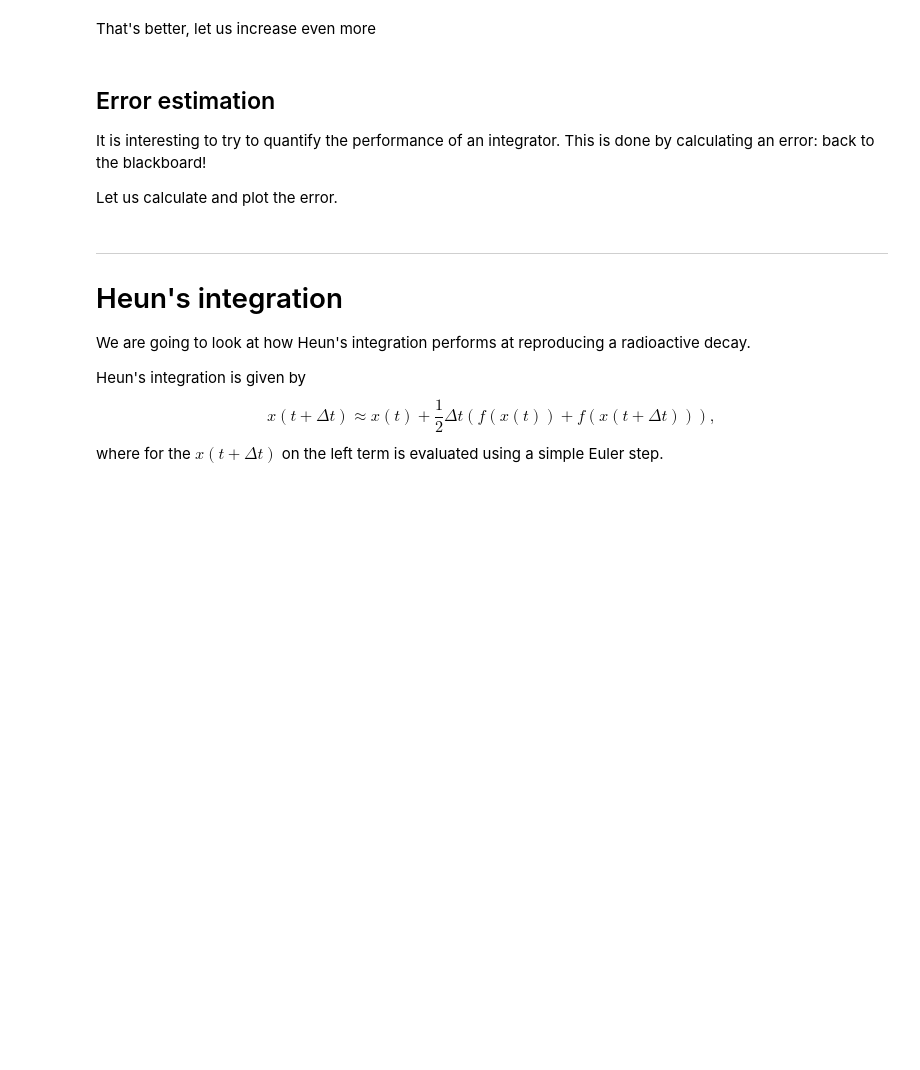
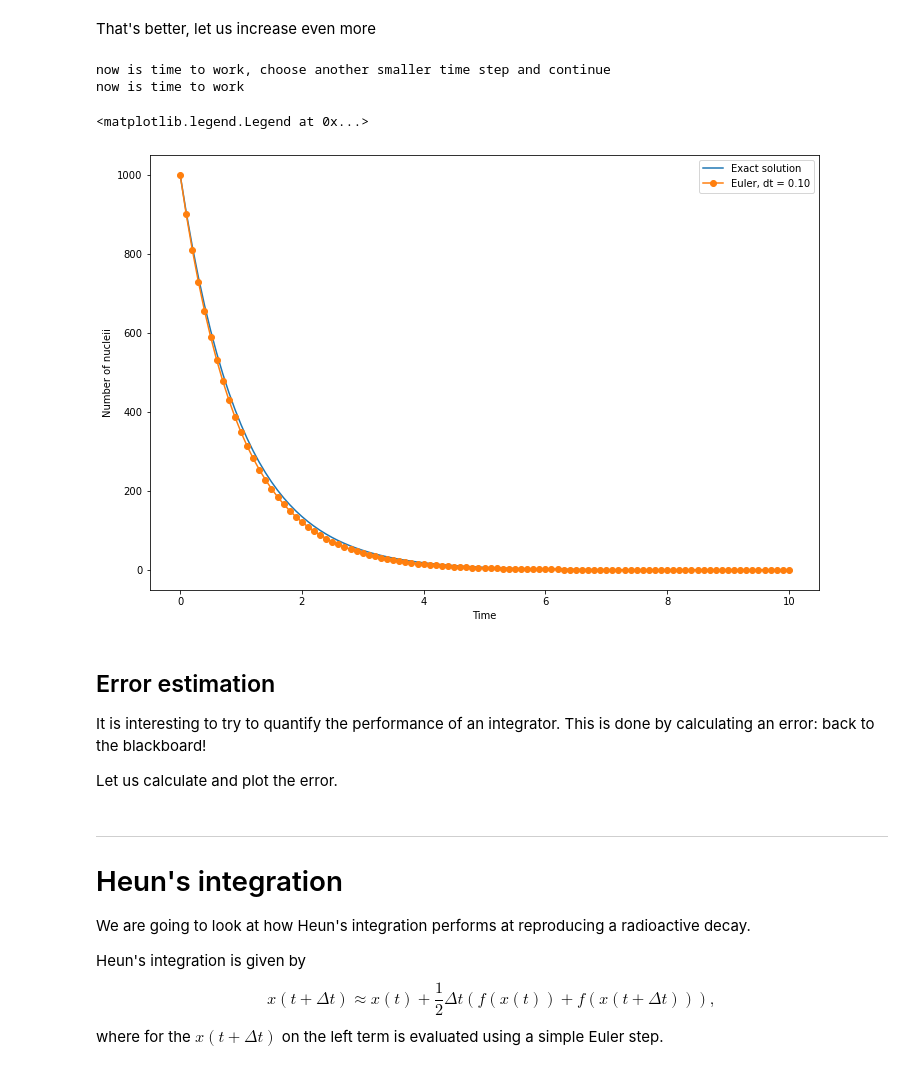
Before and after one commit to Jayshil/planetary-dynamics, a Jupyter notebook: 1st_ODE_integration_radio_decay.ipynb, the cells around one changed output. Saved outputs shown, nothing was run; the diff lists cells and outputs as text; code cells hidden in the pictures; blank space fills up the shorter version.

```diff
--- a/1st_ODE_integration_radio_decay.ipynb
+++ b/1st_ODE_integration_radio_decay.ipynb
@@ -105,21 +115,26 @@ ax.legend(loc=0, prop={'size':10})
 That's better, let us increase even more
 # %%
 print("now is time to work, choose another smaller time step and continue")
-dt = 0.0
+dt = 0.1
 
 N_steps = int(Time_max/float(dt))
 # Computation of the Euler's integration
 te, xe = evolve_Euler(x0, tau, dt, N_steps)
 
 fig = plt.figure(figsize=(12, 8))
 ax = fig.add_subplot(1,1,1)
 
 ax.plot(time, exact_solution, '-', label="Exact solution")
 ax.plot(te, xe, '-o', label="Euler, dt = %.2f" %dt)
 
 ax.set_ylabel("Number of nucleii")
 ax.set_xlabel("Time")
 ax.legend(loc=0, prop={'size':10})
+# %% [output]
+now is time to work, choose another smaller time step and continue
+now is time to work
+<matplotlib.legend.Legend at 0x...>
+[figure, added]
 # %% [markdown]
 ## Error estimation
 
```
Also changed, not shown: parts of 4 cells of this notebook.
